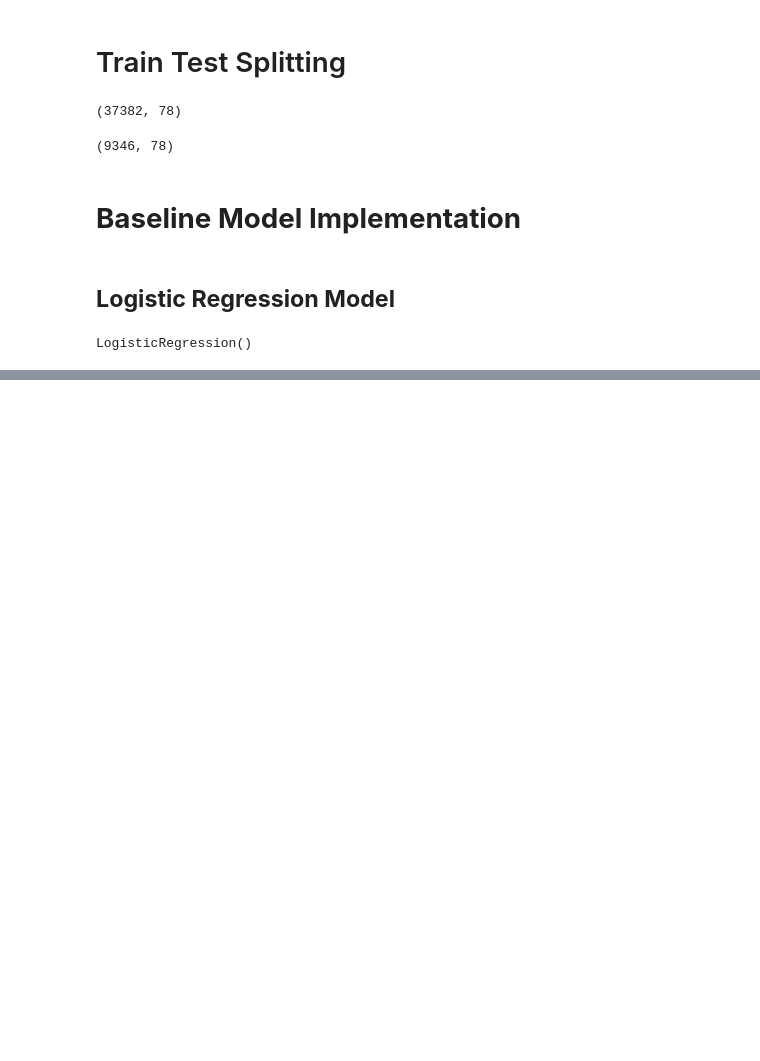
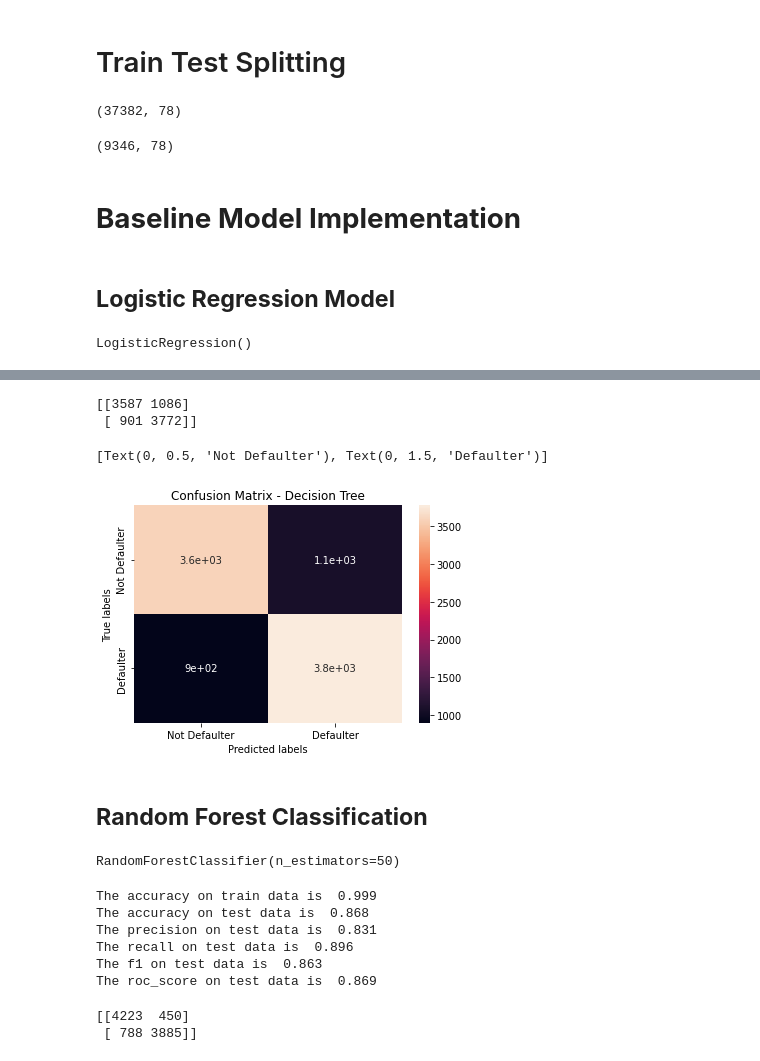
Before and after one commit to Manass20/Credit-Card-Default-Prediction---Capstone-Project, a Jupyter notebook: Credit_Card_Default_Prediction_Capstone_Project.ipynb, the cells around one changed output, grey strips where cells are left out. Saved outputs shown, nothing was run; the diff lists cells and outputs as text; code cells hidden in the pictures; blank space fills up the shorter version.

```diff
--- a/Credit_Card_Default_Prediction_Capstone_Project.ipynb
+++ b/Credit_Card_Default_Prediction_Capstone_Project.ipynb
@@ -535,0 +598,4 @@ y_train_pred_logi=logi.predict(X_train)
+# %%
+#class prediction of y
+y_pred_dtc = dtc.predict(X_test)
+y_train_pred_dtc=dtc.predict(X_train)
@@ -535,0 +624,24 @@ y_train_pred_logi=logi.predict(X_train)
+# %%
+# Get the confusion matrix for decision tree classifier
+labels = ['Not Defaulter', 'Defaulter']
+cm_dtc = confusion_matrix(y_test, y_pred_dtc )
+print(cm_dtc)
+# %% [output]
+[[3587 1086]
+ [ 901 3772]]
+# %%
+#plot confusion matrix
+ax= plt.subplot()
+sns.heatmap(cm_dtc, annot=True, ax = ax)
+
+# labels, title and ticks
+ax.set_xlabel('Predicted labels')
+ax.set_ylabel('True labels')
+ax.set_title('Confusion Matrix - Decision Tree')
+ax.xaxis.set_ticklabels(labels)
+ax.yaxis.set_ticklabels(labels)
+# %% [output]
+[Text(0, 0.5, 'Not Defaulter'), Text(0, 1.5, 'Defaulter')]
+[figure, added]
+# %% [markdown]
+## **Random Forest Classification**
@@ -535,0 +651,6 @@ y_train_pred_logi=logi.predict(X_train)
+# %%
+#fitting data into Random Forest Classifier
+rfc=RandomForestClassifier(n_estimators=50)
+rfc.fit(X_train, y_train)
+# %% [output]
+RandomForestClassifier(n_estimators=50)
@@ -535,0 +661,30 @@ y_train_pred_logi=logi.predict(X_train)
+# %%
+#getting all scores for Random Forest Classifier
+train_accuracy_rfc = round(accuracy_score(y_train_pred_rfc,y_train), 3)
+accuracy_rfc = round(accuracy_score(y_pred_rfc,y_test), 3)
+precision_score_rfc = round(precision_score(y_pred_rfc,y_test), 3)
+recall_score_rfc = round(recall_score(y_pred_rfc,y_test), 3)
+f1_score_rfc = round(f1_score(y_pred_rfc,y_test), 3)
+roc_score_rfc = round(roc_auc_score(y_pred_rfc,y_test), 3)
+
+print("The accuracy on train data is ", train_accuracy_rfc)
+print("The accuracy on test data is ", accuracy_rfc)
+print("The precision on test data is ", precision_score_rfc)
+print("The recall on test data is ", recall_score_rfc)
+print("The f1 on test data is ", f1_score_rfc)
+print("The roc_score on test data is ", roc_score_rfc)
+# %% [output]
+The accuracy on train data is  0.999
+The accuracy on test data is  0.868
+The precision on test data is  0.831
+The recall on test data is  0.896
+The f1 on test data is  0.863
+The roc_score on test data is  0.869
+# %%
+# Get the confusion matrix for Random Forest Classifier
+labels = ['Not Defaulter', 'Defaulter']
+cm_rfc = confusion_matrix(y_test, y_pred_rfc )
+print(cm_rfc)
+# %% [output]
+[[4223  450]
+ [ 788 3885]]
```
Also changed, not shown: parts of 40 cells of this notebook.
